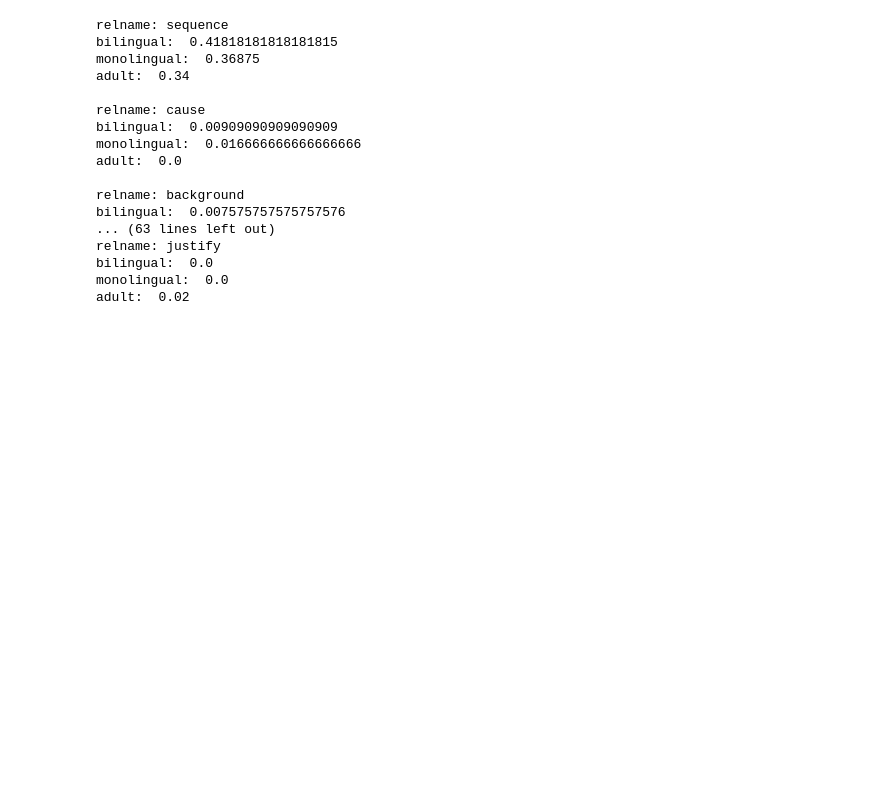
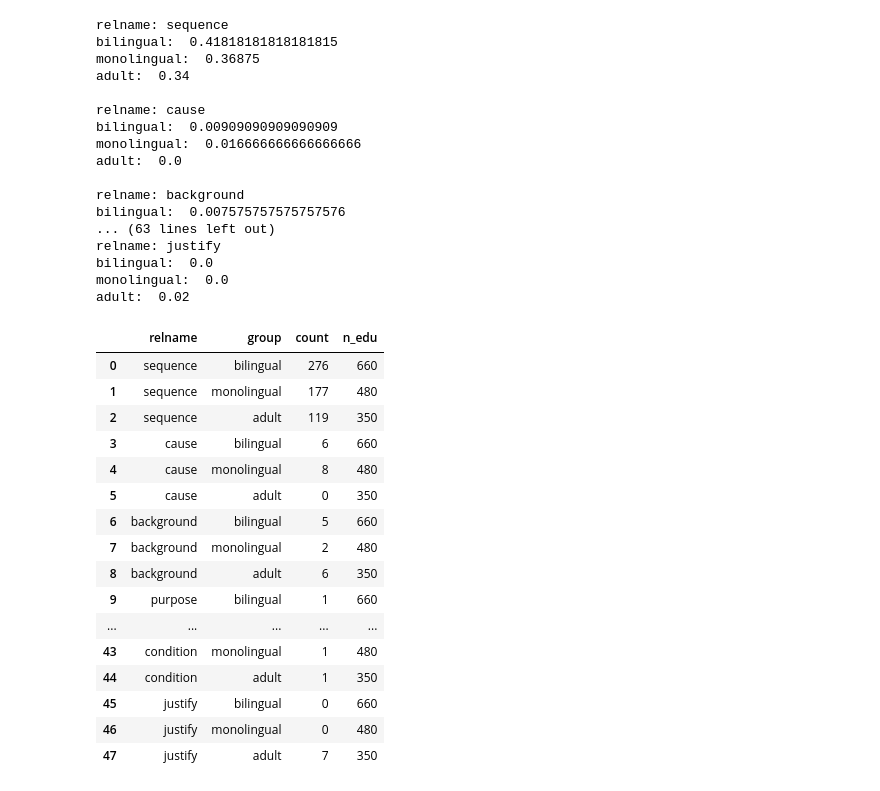
Before and after one commit to BunnyNoBugs/narratives-2021, a Jupyter notebook: syntax_analysis.ipynb, the cells around one changed output. Drawn from its saved outputs; the diff is of its cells as text; code cells hidden in the pictures; blank space fills up the shorter version.

```diff
--- a/syntax_analysis.ipynb
+++ b/syntax_analysis.ipynb
@@ -305,3 +308,23 @@ relname: justify
 bilingual:  0.0
 monolingual:  0.0
 adult:  0.02
+# %%
+relnames_df
+# %% [output]
+|  | relname | group | count | n_edu |
+| 0 | sequence | bilingual | 276 | 660 |
+| 1 | sequence | monolingual | 177 | 480 |
+| 2 | sequence | adult | 119 | 350 |
+| 3 | cause | bilingual | 6 | 660 |
+| 4 | cause | monolingual | 8 | 480 |
+| 5 | cause | adult | 0 | 350 |
+| 6 | background | bilingual | 5 | 660 |
+| 7 | background | monolingual | 2 | 480 |
+| 8 | background | adult | 6 | 350 |
+| 9 | purpose | bilingual | 1 | 660 |
+| ... | ... | ... | ... | ... |
+| 43 | condition | monolingual | 1 | 480 |
+| 44 | condition | adult | 1 | 350 |
+| 45 | justify | bilingual | 0 | 660 |
+| 46 | justify | monolingual | 0 | 480 |
+| 47 | justify | adult | 7 | 350 |
```
Also changed, not shown: parts of 2 cells of this notebook, 1 other file.
